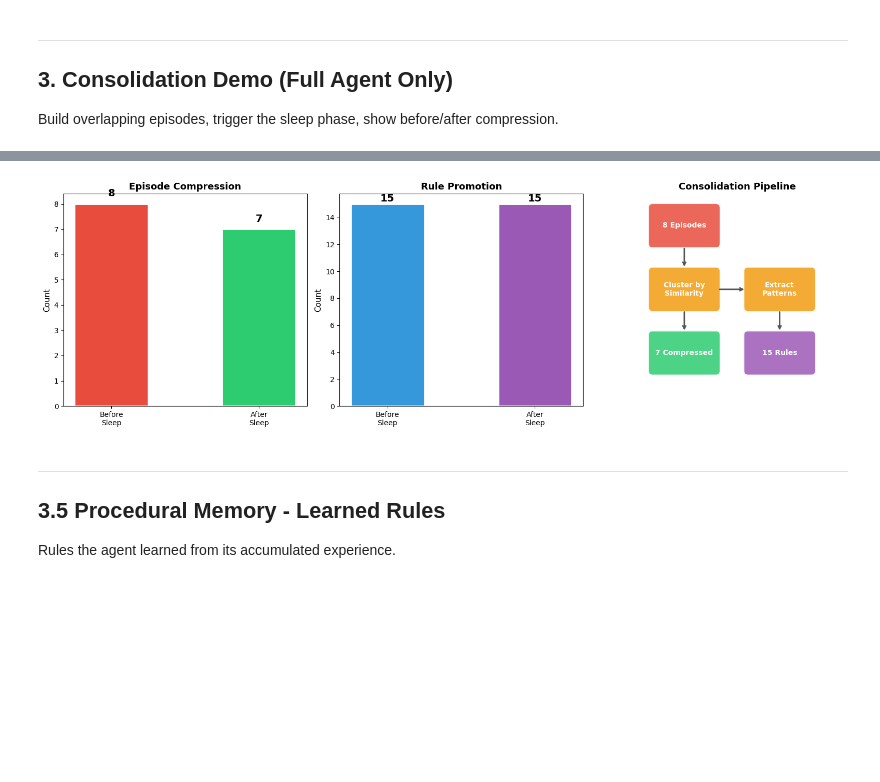
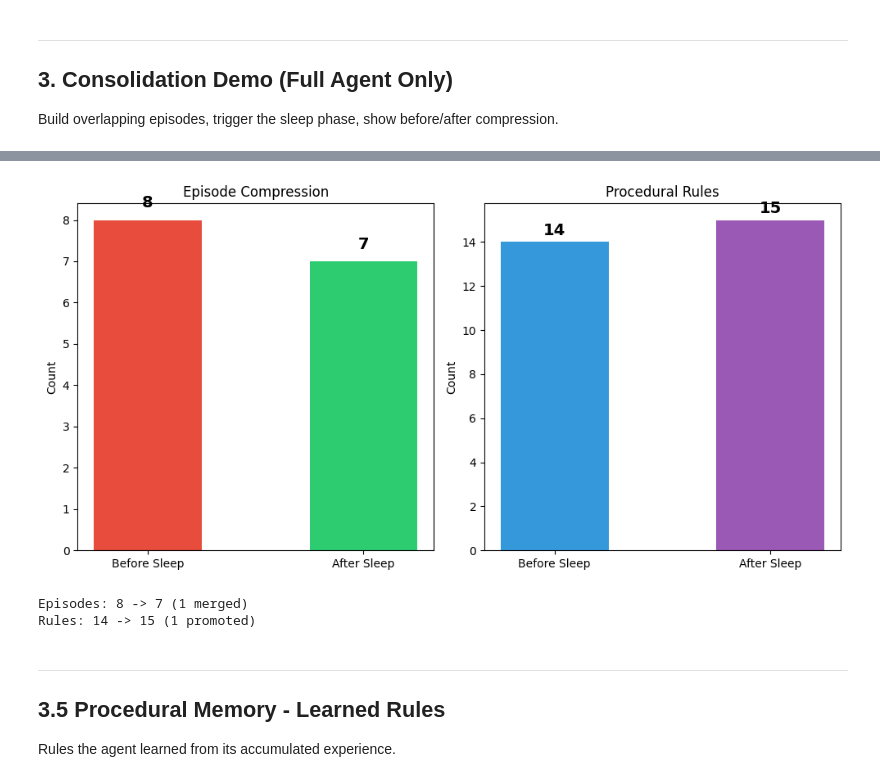
Before and after one commit to apattichis/cognitive-memory-agent, a Jupyter notebook: demo_full.ipynb, the cells around one changed output, grey strips where cells are left out. Cells and saved outputs as stored; diff of their text form; code cells hidden in the pictures; blank space fills up the shorter version.

```diff
--- a/demo_full.ipynb
+++ b/demo_full.ipynb
@@ -576,7 +404,7 @@ for i, conv in enumerate(conversations):
         show_chat(msg, response, agent_name='Full Agent')
     full_agent.new_conversation()
     episode_counts.append(full_agent.episodic.collection.count())
-    display(HTML(f'<div style="color:#7f8c8d;font-size:11px;">Conversation saved. Episodic memories: {episode_counts[-1]}</div>'))
+    print(f'  Saved. Episodic memories: {episode_counts[-1]}')
 
 display(Markdown(f'\n**Episodic memory built: {episode_counts[-1]} memories from {len(conversations)} conversations.**'))
 # %% [output]
@@ -868,7 +667,7 @@ display(Markdown('### Building overlapping episodes for consolidation...'))
 for i, topic in enumerate(overlap_topics):
     full_agent.chat(topic)
     full_agent.new_conversation()
-    display(HTML(f'<div style="color:#7f8c8d;font-size:11px;">Conv {i+1}: "{topic[:60]}..." - saved</div>'))
+    print(f'  Conv {i+1}: {topic[:60]}... - saved')
 
 episodes_before = full_agent.episodic.collection.count()
 rules_before = len(full_agent.procedural.rules)
@@ -952,60 +732,34 @@ Consolidation merged **1** similar episodes into compressed memories.
 # %%
-fig, axes = plt.subplots(1, 3, figsize=(16, 5))
+fig, axes = plt.subplots(1, 2, figsize=(10, 5))
 
 # Left: Episode compression
-bars1 = axes[0].bar(['Before\nSleep', 'After\nSleep'], [episodes_before, episodes_after],
-                     color=['#e74c3c', '#2ecc71'], edgecolor='white', linewidth=2, width=0.5)
-axes[0].set_ylabel('Count', fontsize=11)
-axes[0].set_title('Episode Compression', fontsize=13, fontweight='bold')
-for bar, val in zip(bars1, [episodes_before, episodes_after]):
-    axes[0].text(bar.get_x() + bar.get_width()/2, bar.get_height() + 0.3,
-                str(val), ha='center', fontweight='bold', fontsize=14)
+axes[0].bar(['Before Sleep', 'After Sleep'], [episodes_before, episodes_after],
+            color=['#e74c3c', '#2ecc71'], width=0.5)
+axes[0].set_ylabel('Count')
+axes[0].set_title('Episode Compression')
+for i, val in enumerate([episodes_before, episodes_after]):
+    axes[0].text(i, val + 0.3, str(val), ha='center', fontweight='bold', fontsize=14)
 
-# Middle: Rule promotion
-bars2 = axes[1].bar(['Before\nSleep', 'After\nSleep'], [rules_before, rules_after],
-                     color=['#3498db', '#9b59b6'], edgecolor='white', linewidth=2, width=0.5)
-axes[1].set_ylabel('Count', fontsize=11)
-axes[1].set_title('Rule Promotion', fontsize=13, fontweight='bold')
-for bar, val in zip(bars2, [rules_before, rules_after]):
-    axes[1].text(bar.get_x() + bar.get_width()/2, bar.get_height() + 0.2,
-                str(val), ha='center', fontweight='bold', fontsize=14)
-
-# Right: Consolidation pipeline diagram
-ax = axes[2]
-ax.set_xlim(0, 10)
-ax.set_ylim(0, 10)
-ax.set_aspect('equal')
-ax.axis('off')
-ax.set_title('Consolidation Pipeline', fontsize=13, fontweight='bold')
-
-# Draw boxes
-boxes = [
-    (2.5, 8.5, f'{episodes_before} Episodes', '#e74c3c'),
-    (2.5, 5.5, 'Cluster by\nSimilarity', '#f39c12'),
-    (2.5, 2.5, f'{episodes_after} Compressed', '#2ecc71'),
-    (7, 5.5, 'Extract\nPatterns', '#f39c12'),
-    (7, 2.5, f'{rules_after} Rules', '#9b59b6'),
-]
-for bx, by, text, color in boxes:
-    rect = mpatches.FancyBboxPatch((bx - 1.5, by - 0.85), 3.0, 1.7,
-                                    boxstyle='round,pad=0.2', facecolor=color,
-                                    alpha=0.85, edgecolor='white', linewidth=2)
-    ax.add_patch(rect)
-    ax.text(bx, by, text, ha='center', va='center', fontsize=10,
-            color='white', fontweight='bold')
-
-# Draw arrows
-arrow_kw = dict(arrowstyle='->', color='#555', lw=2)
-ax.annotate('', xy=(2.5, 6.5), xytext=(2.5, 7.5), arrowprops=arrow_kw)
-ax.annotate('', xy=(2.5, 3.5), xytext=(2.5, 4.5), arrowprops=arrow_kw)
-ax.annotate('', xy=(5.4, 5.5), xytext=(4.1, 5.5), arrowprops=arrow_kw)
-ax.annotate('', xy=(7, 3.5), xytext=(7, 4.5), arrowprops=arrow_kw)
+# Right: Rule count
+axes[1].bar(['Before Sleep', 'After Sleep'], [rules_before, rules_after],
+            color=['#3498db', '#9b59b6'], width=0.5)
+axes[1].set_ylabel('Count')
+axes[1].set_title('Procedural Rules')
+for i, val in enumerate([rules_before, rules_after]):
+    axes[1].text(i, val + 0.3, str(val), ha='center', fontweight='bold', fontsize=14)
 
 plt.tight_layout()
 plt.savefig('figures/consolidation_test.png', dpi=150, bbox_inches='tight', facecolor='white')
 plt.show()
+
+merged = episodes_before - episodes_after
+promoted = rules_after - rules_before
+print(f'Episodes: {episodes_before} -> {episodes_after} ({merged} merged)')
+print(f'Rules: {rules_before} -> {rules_after} ({promoted} promoted)')
 # %% [output]
-[figure, old version]
+[figure, new version]
+Episodes: 8 -> 7 (1 merged)
+Rules: 14 -> 15 (1 promoted)
 # %% [markdown]
 ---
 ## 3.5 Procedural Memory - Learned Rules
```
Also changed, not shown: parts of 15 cells of this notebook, 6 other files.
